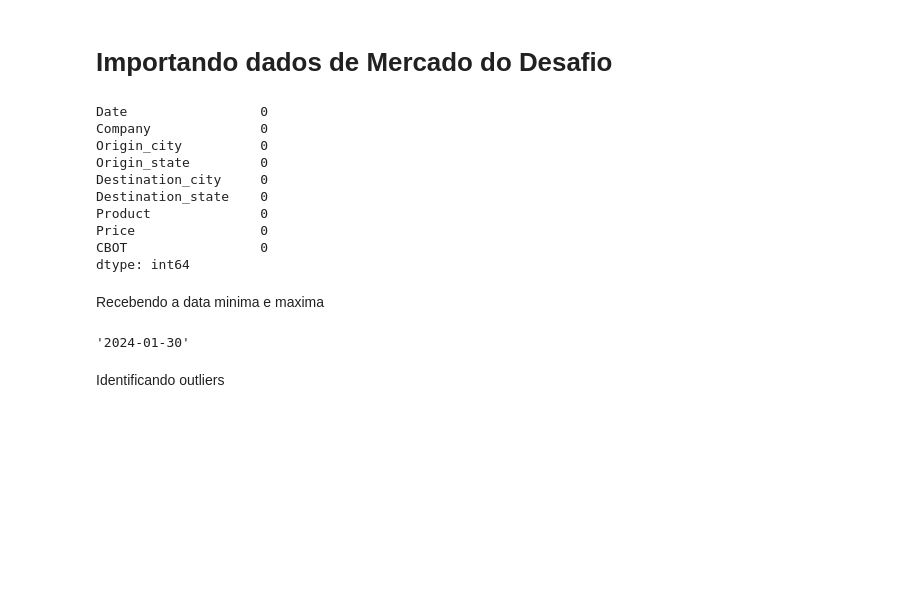
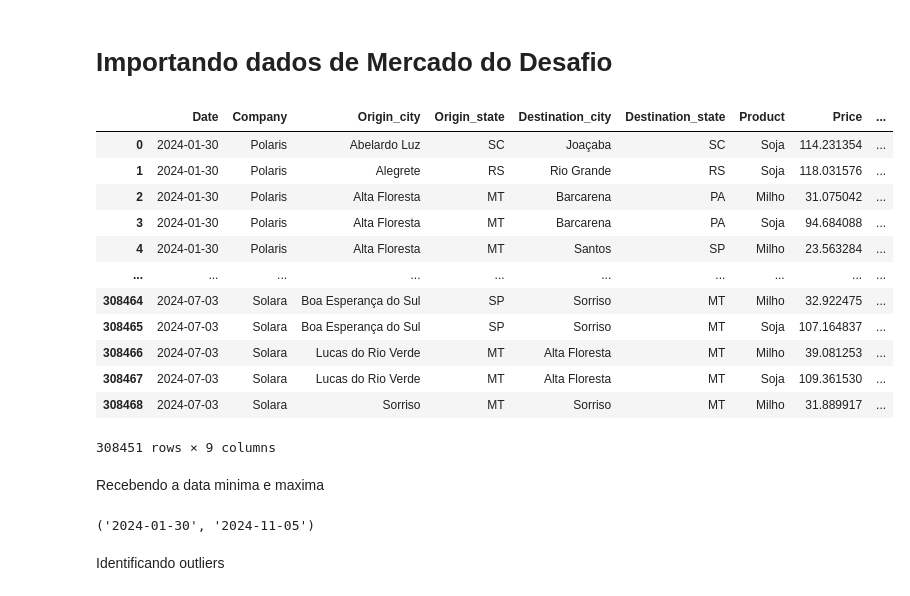
Before and after one commit to Miguelmdcc/Desafio_IA, a Jupyter notebook: Code/main.ipynb, the cells around one changed output. Drawn from its saved outputs; the diff is of its cells as text; code cells hidden in the pictures; blank space fills up the shorter version.

```diff
--- a/Code/main.ipynb
+++ b/Code/main.ipynb
@@ -3,22 +3,26 @@
 # %%
 import pandas as pd
 
 url = 'C:\workspace\Desafio Grão Direto IA\Data\mercado-desafio.xlsx'
 
 mercado = pd.read_excel(url)
 mercado_dropna = mercado.dropna()
 mercado_dropna.isnull().sum()
+mercado_dropna
 # %% [output]
+|  | Date | Company | Origin_city | Origin_state | Destination_city | Destination_state | Product | Price | ... |
+| 0 | 2024-01-30 | Polaris | Abelardo Luz | SC | Joaçaba | SC | Soja | 114.231354 | ... |
+| 1 | 2024-01-30 | Polaris | Alegrete | RS | Rio Grande | RS | Soja | 118.031576 | ... |
+| 2 | 2024-01-30 | Polaris | Alta Floresta | MT | Barcarena | PA | Milho | 31.075042 | ... |
+| 3 | 2024-01-30 | Polaris | Alta Floresta | MT | Barcarena | PA | Soja | 94.684088 | ... |
+| 4 | 2024-01-30 | Polaris | Alta Floresta | MT | Santos | SP | Milho | 23.563284 | ... |
+| ... | ... | ... | ... | ... | ... | ... | ... | ... | ... |
+| 308464 | 2024-07-03 | Solara | Boa Esperança do Sul | SP | Sorriso | MT | Milho | 32.922475 | ... |
+| 308465 | 2024-07-03 | Solara | Boa Esperança do Sul | SP | Sorriso | MT | Soja | 107.164837 | ... |
+| 308466 | 2024-07-03 | Solara | Lucas do Rio Verde | MT | Alta Floresta | MT | Milho | 39.081253 | ... |
+| 308467 | 2024-07-03 | Solara | Lucas do Rio Verde | MT | Alta Floresta | MT | Soja | 109.361530 | ... |
+| 308468 | 2024-07-03 | Solara | Sorriso | MT | Sorriso | MT | Milho | 31.889917 | ... |
-Date                 0
-Company              0
-Origin_city          0
-Origin_state         0
-Destination_city     0
-Destination_state    0
-Product              0
-Price                0
-CBOT                 0
-dtype: int64
+308451 rows × 9 columns
 # %% [markdown]
 Recebendo a data minima e maxima
 # %%
@@ -26,9 +30,9 @@ data_max = mercado_dropna.max()['Date']
 data_max = str(data_max).replace(' 00:00:00','')
 data_min = mercado_dropna.min()['Date']
 data_min = str(data_min).replace(' 00:00:00','')
-data_min
+data_min, data_max
 # %% [output]
-'2024-01-30'
+('2024-01-30', '2024-11-05')
 # %% [markdown]
 Identificando outliers
 # %%
```
Also changed, not shown: parts of 8 cells of this notebook.
